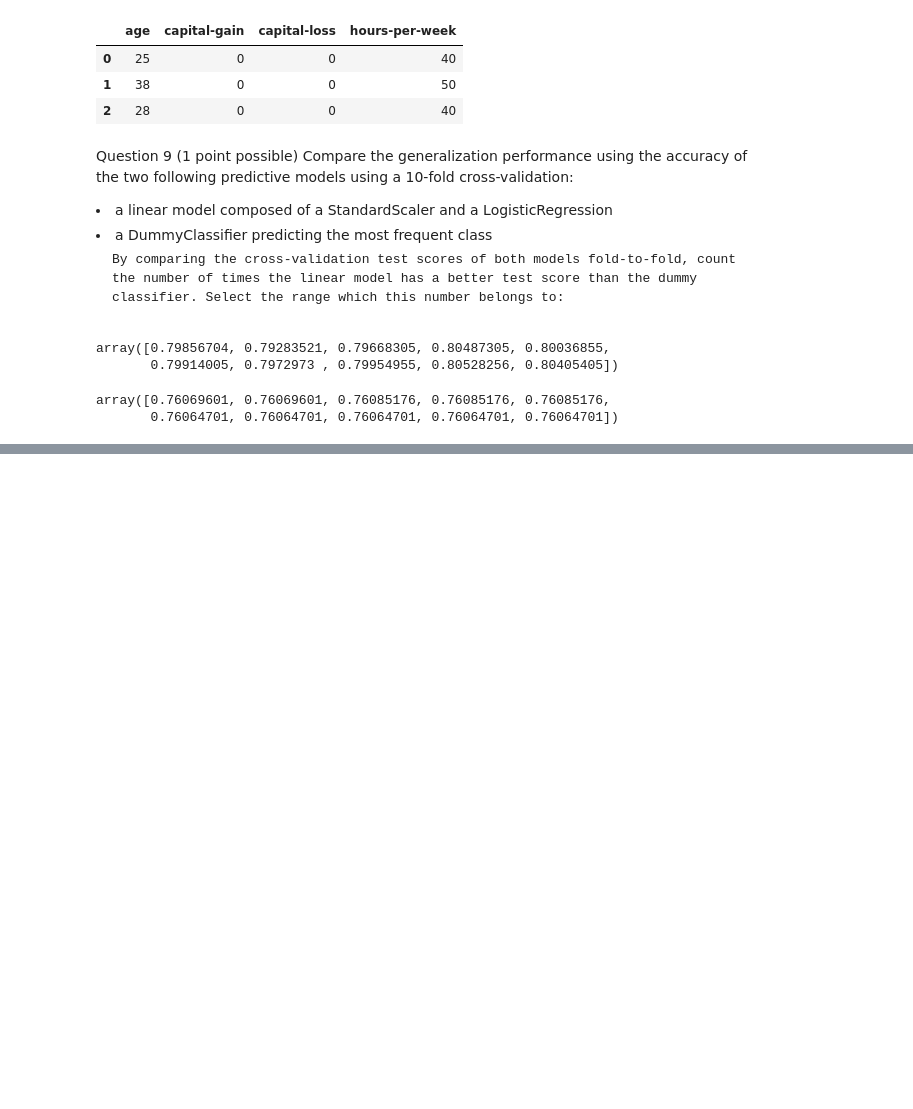
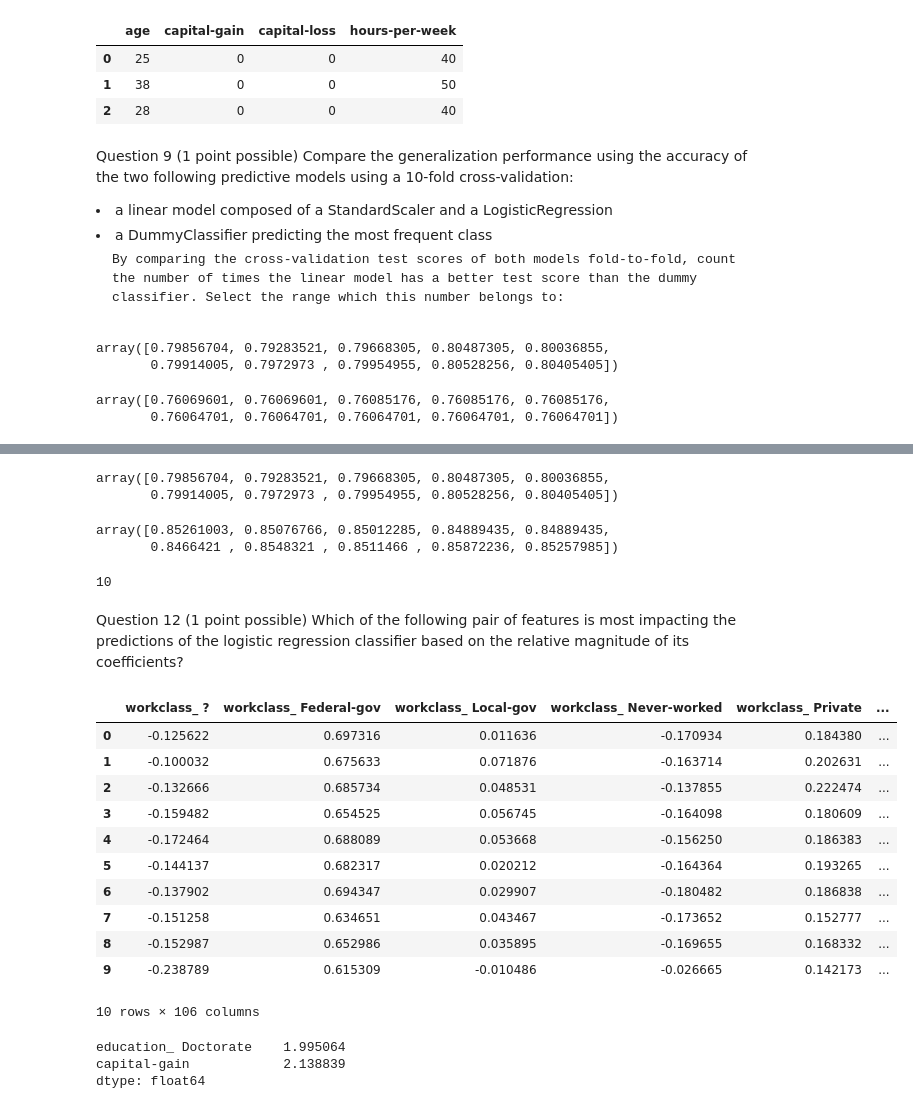
Before and after one commit to xBorja042/INRIA_SCIKITLEARN, a Jupyter notebook: 4.-linear_models/QUIZ_linear_models_questions.ipynb, the cells around one changed output, grey strips where cells are left out. Drawn from its saved outputs; the diff is of its cells as text; code cells hidden in the pictures; blank space fills up the shorter version.

```diff
--- a/4.-linear_models/QUIZ_linear_models_questions.ipynb
+++ b/4.-linear_models/QUIZ_linear_models_questions.ipynb
@@ -355,0 +400,10 @@ array([0.76069601, 0.76069601, 0.76085176, 0.76085176, 0.76085176,
+# %%
+from sklearn.compose import make_column_selector as selector
+
+numerical_columns_selector = selector(dtype_exclude=object)
+categorical_columns_selector = selector(dtype_include=object)
+
+numerical_columns = numerical_columns_selector(data)
+categorical_columns = categorical_columns_selector(data)
+
+numerical_columns, categorical_columns
@@ -355,0 +420,68 @@ array([0.76069601, 0.76069601, 0.76085176, 0.76085176, 0.76085176,
+# %%
+from sklearn.compose import ColumnTransformer
+from sklearn.preprocessing import OneHotEncoder, StandardScaler
+
+categorical_preprocessor = OneHotEncoder(handle_unknown="ignore")
+numerical_preprocessor = StandardScaler()
+
+
+preprocessor = ColumnTransformer([
+    ('one-hot-encoder', categorical_preprocessor, categorical_columns),
+    ('standard_scaler', numerical_preprocessor, numerical_columns)])
+
+from sklearn.linear_model import LogisticRegression
+from sklearn.pipeline import make_pipeline
+
+model = make_pipeline(preprocessor, LogisticRegression(max_iter = 500))
+
+cv_results2 = cross_validate(model, data, target,
+                            cv=10, scoring="accuracy",
+                            return_train_score=True,
+                            return_estimator=True)
+# %%
+cv_results["test_score"]
+# %% [output]
+array([0.79856704, 0.79283521, 0.79668305, 0.80487305, 0.80036855,
+       0.79914005, 0.7972973 , 0.79954955, 0.80528256, 0.80405405])
+# %%
+cv_results2["test_score"]
+# %% [output]
+array([0.85261003, 0.85076766, 0.85012285, 0.84889435, 0.84889435,
+       0.8466421 , 0.8548321 , 0.8511466 , 0.85872236, 0.85257985])
+# %%
+sum(cv_results2["test_score"] > cv_results["test_score"])
+# %% [output]
+10
+# %%
+preprocessor.fit(data)
+feature_names = (preprocessor.named_transformers_["one-hot-encoder"]
+                             .get_feature_names_out(categorical_columns)).tolist()
+feature_names += numerical_columns
+# feature_names
+# %% [markdown]
+Question 12 (1 point possible)
+Which of the following pair of features is most impacting the predictions of the logistic regression classifier based on the relative magnitude of its coefficients?
+# %%
+coefs = [i[1].coef_[0] for i in cv_results2["estimator"]]
+weights_log_reg = pd.DataFrame(coefs, columns=feature_names)
+
+weights_log_reg
+# %% [output]
+|  | workclass_ ? | workclass_ Federal-gov | workclass_ Local-gov | workclass_ Never-worked | workclass_ Private | ... |
+| 0 | -0.125622 | 0.697316 | 0.011636 | -0.170934 | 0.184380 | ... |
+| 1 | -0.100032 | 0.675633 | 0.071876 | -0.163714 | 0.202631 | ... |
+| 2 | -0.132666 | 0.685734 | 0.048531 | -0.137855 | 0.222474 | ... |
+| 3 | -0.159482 | 0.654525 | 0.056745 | -0.164098 | 0.180609 | ... |
+| 4 | -0.172464 | 0.688089 | 0.053668 | -0.156250 | 0.186383 | ... |
+| 5 | -0.144137 | 0.682317 | 0.020212 | -0.164364 | 0.193265 | ... |
+| 6 | -0.137902 | 0.694347 | 0.029907 | -0.180482 | 0.186838 | ... |
+| 7 | -0.151258 | 0.634651 | 0.043467 | -0.173652 | 0.152777 | ... |
+| 8 | -0.152987 | 0.652986 | 0.035895 | -0.169655 | 0.168332 | ... |
+| 9 | -0.238789 | 0.615309 | -0.010486 | -0.026665 | 0.142173 | ... |
+10 rows × 106 columns
+# %%
+weights_log_reg.mean().sort_values().tail(2)
+# %% [output]
+education_ Doctorate    1.995064
+capital-gain            2.138839
+dtype: float64
```
Also changed, not shown: parts of 8 cells of this notebook, 1 other file.
